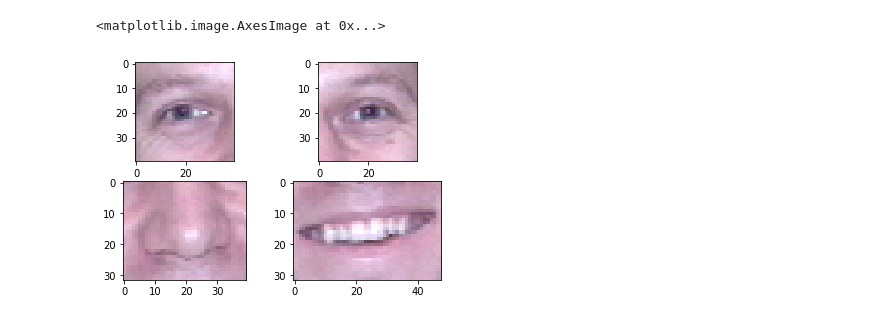
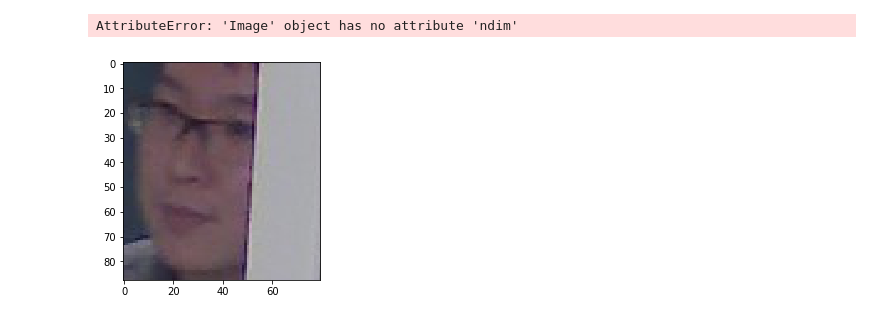
Before and after one commit to sumandroid12/face_det, a Jupyter notebook: tet.ipynb, the cells around one changed output. Cells and saved outputs as stored; diff of their text form; code cells hidden in the pictures.

```diff
--- a/tet.ipynb
+++ b/tet.ipynb
@@ -6,12 +6,12 @@ import numpy as np
 
 fa = face_alignment.FaceAlignment(face_alignment.LandmarksType._2D, flip_input=False)
 # %%
-input = io.imread('/run/media/gpu/My Passport/chokepoint/frames/P1E_S1/P1E_S1_C1/00000233.jpg')
+input = io.imread('/mnt/downloads/jdownloader/P1E S1/P1E_S1_C3/00000265.jpg')
 preds = fa.get_landmarks(input)
 preds = preds[0]
 
 #TODO: Make this nice
-fig = plt.figure(figsize=(10,5))
+fig = plt.figure(figsize=(20,10))
 ax = fig.add_subplot(1, 2, 1)
 ax.imshow(input)
 ax.plot(preds[0:17,0],preds[0:17,1],marker='o',markersize=3,linestyle='',color='w',lw=2)
@@ -33,29 +33,17 @@ ax.axis('off')
 # %%
 from PIL import Image
 im = Image.fromarray(input)
 left_eye = (np.mean(preds[36:42,0]),np.mean(preds[36:42,1]))
 right_eye = (np.mean(preds[42:48,0]),np.mean(preds[42:48,1]))
 nose = (np.mean(preds[27:36,0]),np.mean(preds[27:36,1]))
 mouth = (np.mean(preds[48:68,0]),np.mean(preds[48:68,1]))
 bound = 20
 crop = im.crop((left_eye[0]-bound, left_eye[1]-bound, left_eye[0]+bound, left_eye[1]+bound))
-# crop = crop.resize((128, 128))
-plt.subplot(221)
+min = np.min(preds, axis=0) -5
+max = np.max(preds, axis=0) +5
+crop = im.crop((min[0], min[1], max[0], max[1]))
 plt.imshow(crop)
-crop = im.crop((right_eye[0]-bound, right_eye[1]-bound, right_eye[0]+bound, right_eye[1]+bound))
-plt.subplot(222)
-plt.imshow(crop)
-crop = im.crop((nose[0] - bound, nose[1] - bound + 4, nose[0] + bound, nose[1] + bound - 4))
-plt.subplot(223)
-plt.imshow(crop)
-# bound += 7
-crop = im.crop((mouth[0] - bound - 4, mouth[1] - bound + 4, mouth[0] + bound + 4, mouth[1] + bound - 4))
-plt.subplot(224)
-plt.imshow(crop)
-# crop = im.crop((preds[0,0]-15, preds[24,1] -30 , preds[16,0]+15 , preds[8,1] ))
-# crop.resize((128,128))
-# plt.imshow(crop)
-#
+fa.get_landmarks(crop)
 # %% [output]
-<matplotlib.image.AxesImage at 0x...>
+AttributeError: 'Image' object has no attribute 'ndim'
-[figure, old version]
+[figure, new version]
```
Also changed, not shown: parts of 2 cells of this notebook, 1 other file.
